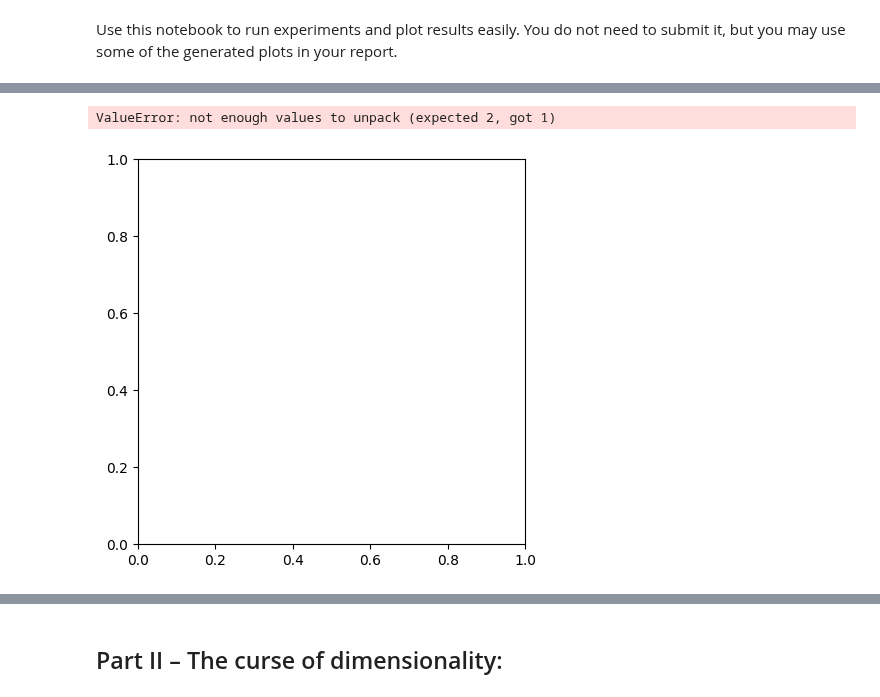
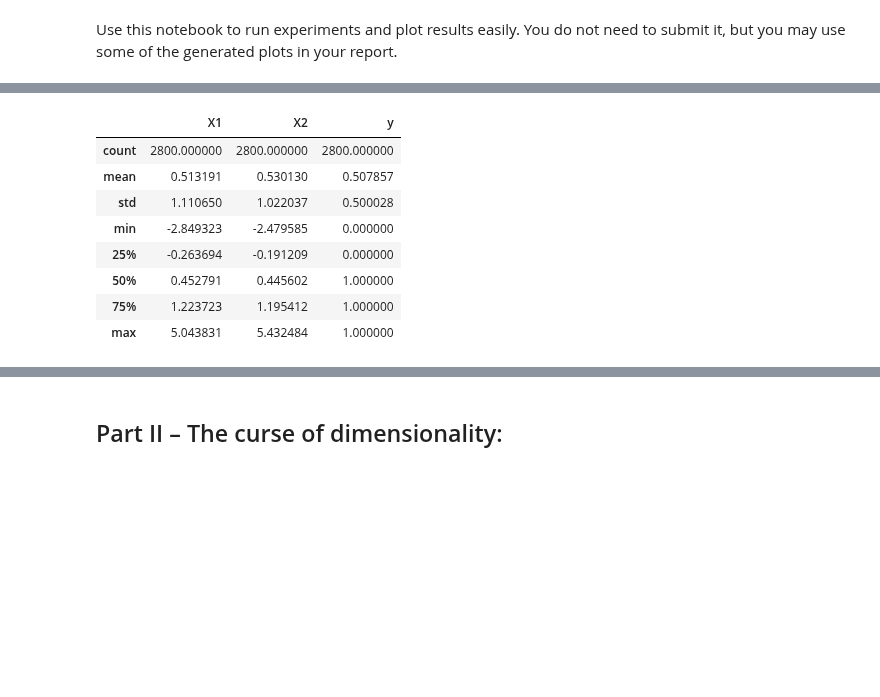
Before and after one commit to setrar/MALIS, a Jupyter notebook: projects/proj1/experiment.ipynb, the cells around one changed output, grey strips where cells are left out. Cells and saved outputs as stored; diff of their text form; code cells hidden in the pictures; blank space fills up the shorter version.

```diff
--- a/projects/proj1/experiment.ipynb
+++ b/projects/proj1/experiment.ipynb
@@ -65,7 +12,2 @@ y_test_k3 = clf.predict(X_test,p)
 # %%
 import utils
-# %%
-utils.plot_results(xx,yy, X, y, y_test_k3, "k=" + str(k))
-# %% [output]
-ValueError: not enough values to unpack (expected 2, got 1)
-[figure, removed]
@@ -71,0 +16,15 @@ ValueError: not enough values to unpack (expected 2, got 1)
+# %%
+#1- Data loading
+import pandas as pd
+training_ds = pd.read_csv(data_folder + 'training.csv', sep=',')
+training_ds.describe()
+# %% [output]
+|  | X1 | X2 | y |
+| count | 2800.000000 | 2800.000000 | 2800.000000 |
+| mean | 0.513191 | 0.530130 | 0.507857 |
+| std | 1.110650 | 1.022037 | 0.500028 |
+| min | -2.849323 | -2.479585 | 0.000000 |
+| 25% | -0.263694 | -0.191209 | 0.000000 |
+| 50% | 0.452791 | 0.445602 | 1.000000 |
+| 75% | 1.223723 | 1.195412 | 1.000000 |
+| max | 5.043831 | 5.432484 | 1.000000 |
```
Also changed, not shown: parts of 37 cells of this notebook, 4 other files.
